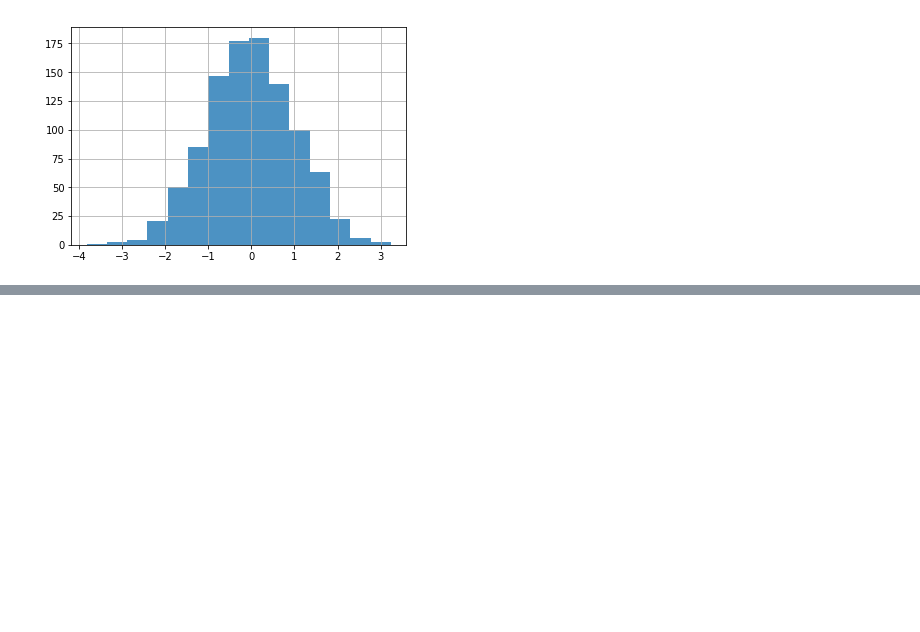
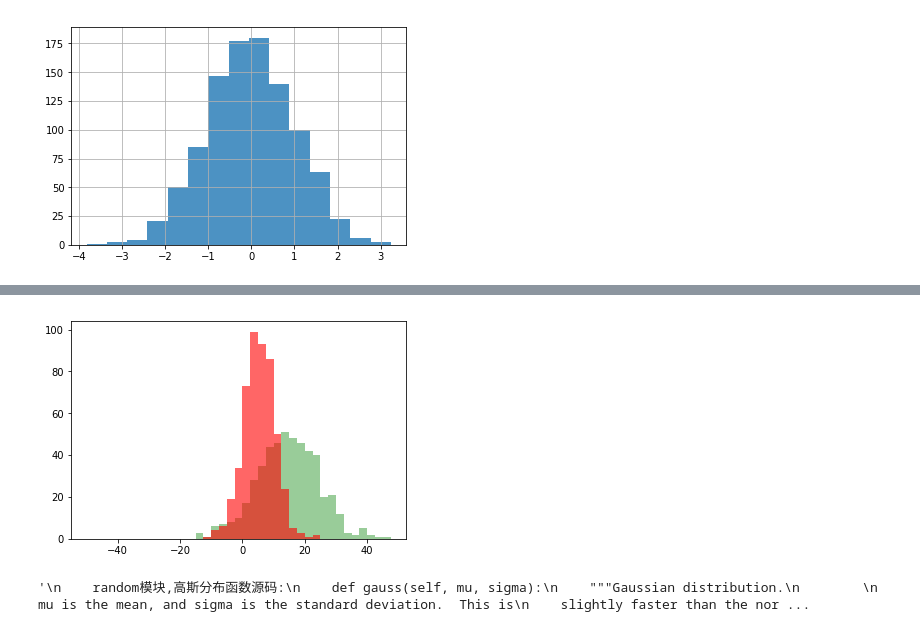
Before and after one commit to dhb15735104415/python-DA-notes, a Jupyter notebook: matplotlib/codes/Part02_直方图_Study.ipynb, the cells around one changed output, grey strips where cells are left out. Saved outputs shown, nothing was run; the diff lists cells and outputs as text; code cells hidden in the pictures; blank space fills up the shorter version.

```diff
--- a/matplotlib/codes/Part02_直方图_Study.ipynb
+++ b/matplotlib/codes/Part02_直方图_Study.ipynb
@@ -62,0 +101,31 @@ plt.show()
+# %%
+# 多组数据直方图
+import random
+
+data1 = [random.gauss(15,10) for i in range(500)]
+data2 = [random.gauss(5,5) for i in range(500)]
+bins = np.arange(-50,50,2.5)
+
+
+plt.hist(data1,bins=bins,alpha=0.4,label='data1',color='green')
+plt.hist(data2,bins=bins,alpha=0.6,label='data2',color='red')
+
+plt.show()
+# %% [output]
+[figure, added]
+# %%
+'''
+    random模块,高斯分布函数源码:
+    def gauss(self, mu, sigma):
+    """Gaussian distribution.
+
+    mu is the mean, and sigma is the standard deviation.  This is
+    slightly faster than the normalvariate() function.
+    mu是平均值，而sigma是标准偏差。这比normalvariate（）函数要快一点。
+
+    Not thread-safe without a lock around calls.
+    如果没有锁定调用，则不是线程安全的。
+
+'''
+# %% [output]
+'\n    random模块,高斯分布函数源码:\n    def gauss(self, mu, sigma):\n    """Gaussian distribution.\n        \n    mu is the mean, and sigma is the standard deviation.  This is\n    slightly faster than the nor ...
```
Also changed, not shown: parts of 4 cells of this notebook, 1 other file.
